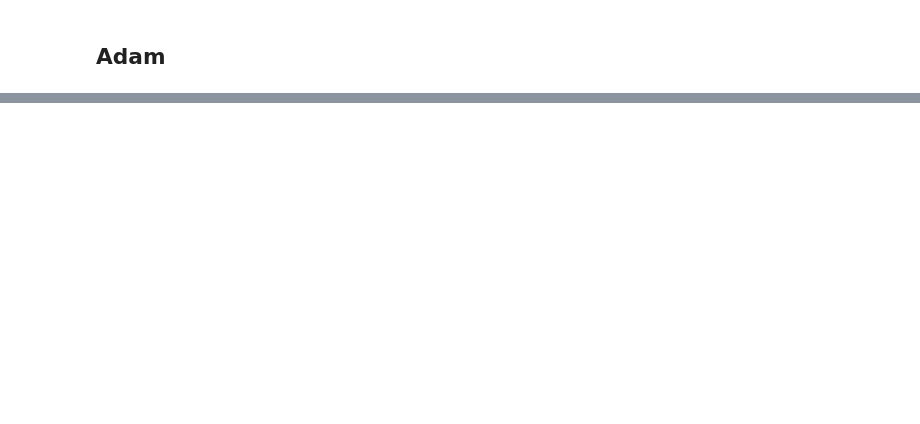
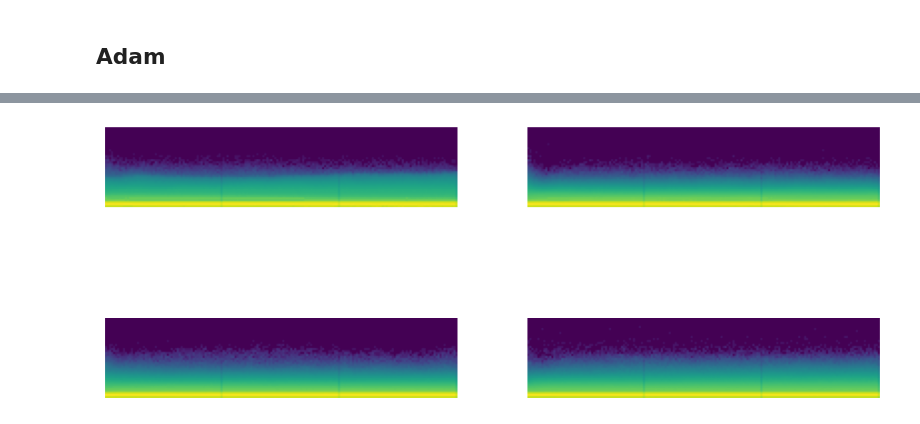
Before and after one commit to bachaudhry/FastAI-22-23, a Jupyter notebook: course_part_2/12_accelerated_SGD.ipynb, the cells around one changed output, grey strips where cells are left out. Saved outputs shown, nothing was run; the diff lists cells and outputs as text; code cells hidden in the pictures; blank space fills up the shorter version.

```diff
--- a/course_part_2/12_accelerated_SGD.ipynb
+++ b/course_part_2/12_accelerated_SGD.ipynb
@@ -185,0 +265,4 @@ learn.fit(3)
+# %%
+astats.color_dim()
+# %% [output]
+[figure, added]
```
Also changed, not shown: parts of 20 cells of this notebook.
